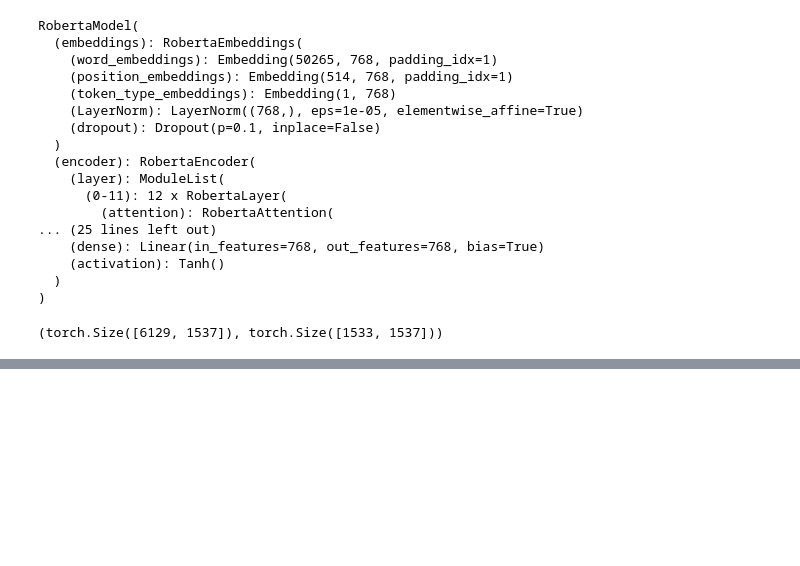
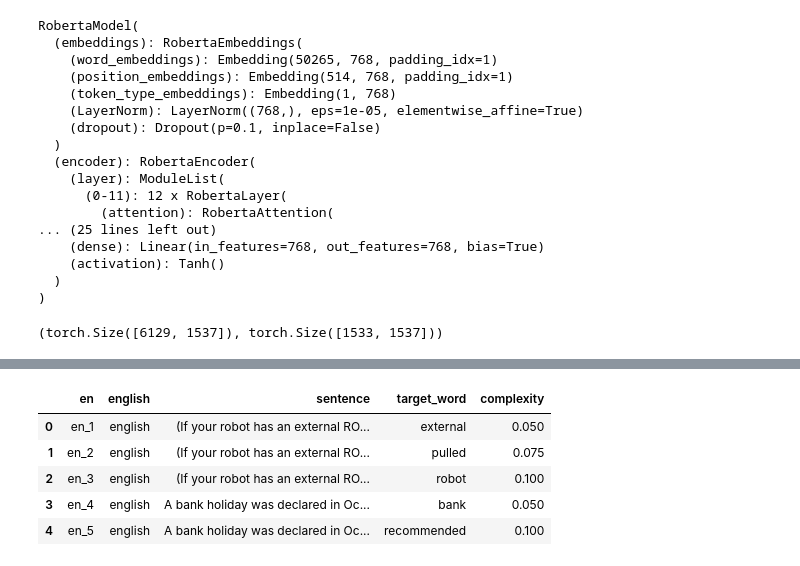
Before and after one commit to Fedee120/MLSP, a Jupyter notebook: utils/roBERTa.ipynb, the cells around one changed output, grey strips where cells are left out. Drawn from its saved outputs; the diff is of its cells as text; code cells hidden in the pictures; blank space fills up the shorter version.

Commit message:
Resultados RoBERTa with MLP

```diff
--- a/utils/roBERTa.ipynb
+++ b/utils/roBERTa.ipynb
@@ -223,2 +232,18 @@ Test RMSE: 0.10195381194353104, Test MAE: 0.07821858674287796
 # %%
 model.save("modelos/roberta.keras")
+# %%
+import pandas as pd
+
+input_file_path = '/home/spoturno/coding/MLSP_Data/Data/Trial/English/multilex_trial_en_lcp.tsv'
+output_file_path = input_file_path.replace('.tsv', '_results.csv')
+
+df = pd.read_csv(input_file_path, delimiter='\t', header=None, names=['en', 'english', 'sentence', 'target_word', 'complexity'])
+
+df.head()
+# %% [output]
+|  | en | english | sentence | target_word | complexity |
+| 0 | en_1 | english | (If your robot has an external RO... | external | 0.050 |
+| 1 | en_2 | english | (If your robot has an external RO... | pulled | 0.075 |
+| 2 | en_3 | english | (If your robot has an external RO... | robot | 0.100 |
+| 3 | en_4 | english | A bank holiday was declared in Oc... | bank | 0.050 |
+| 4 | en_5 | english | A bank holiday was declared in Oc... | recommended | 0.100 |
```
Also changed, not shown: parts of 14 cells of this notebook, 4 other files.
